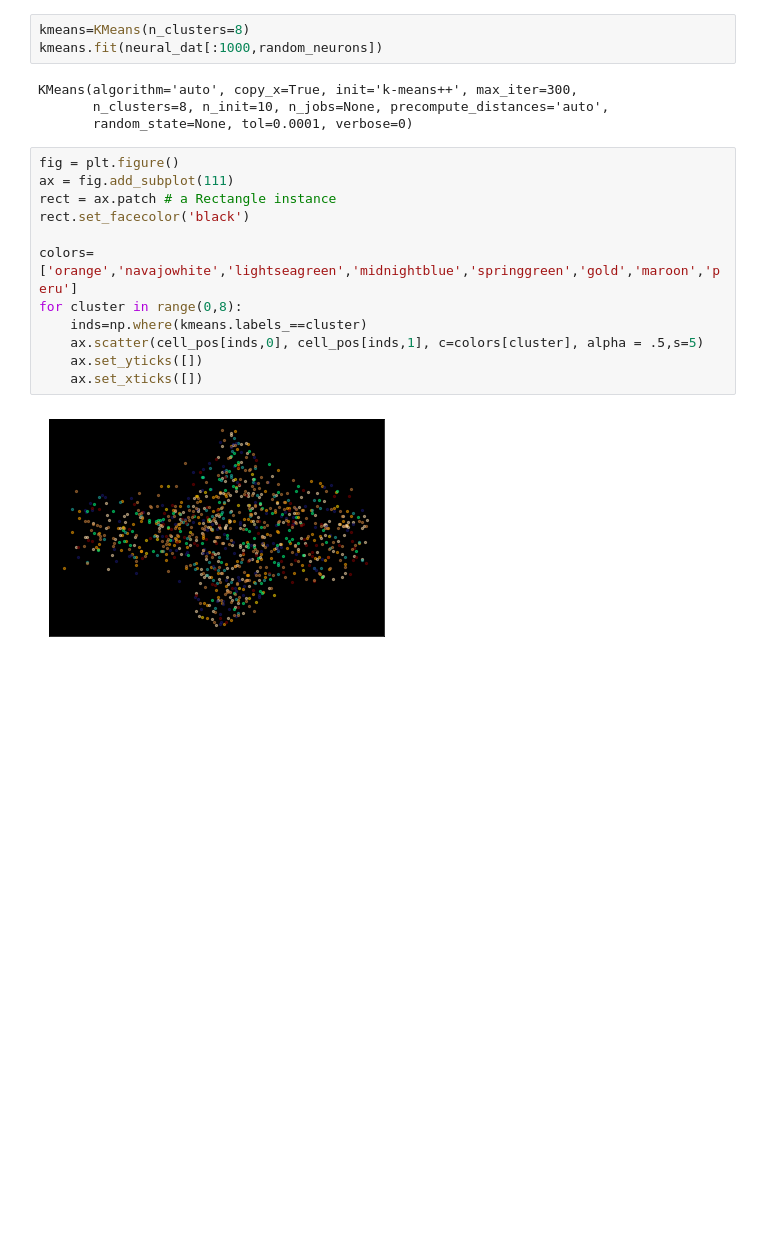
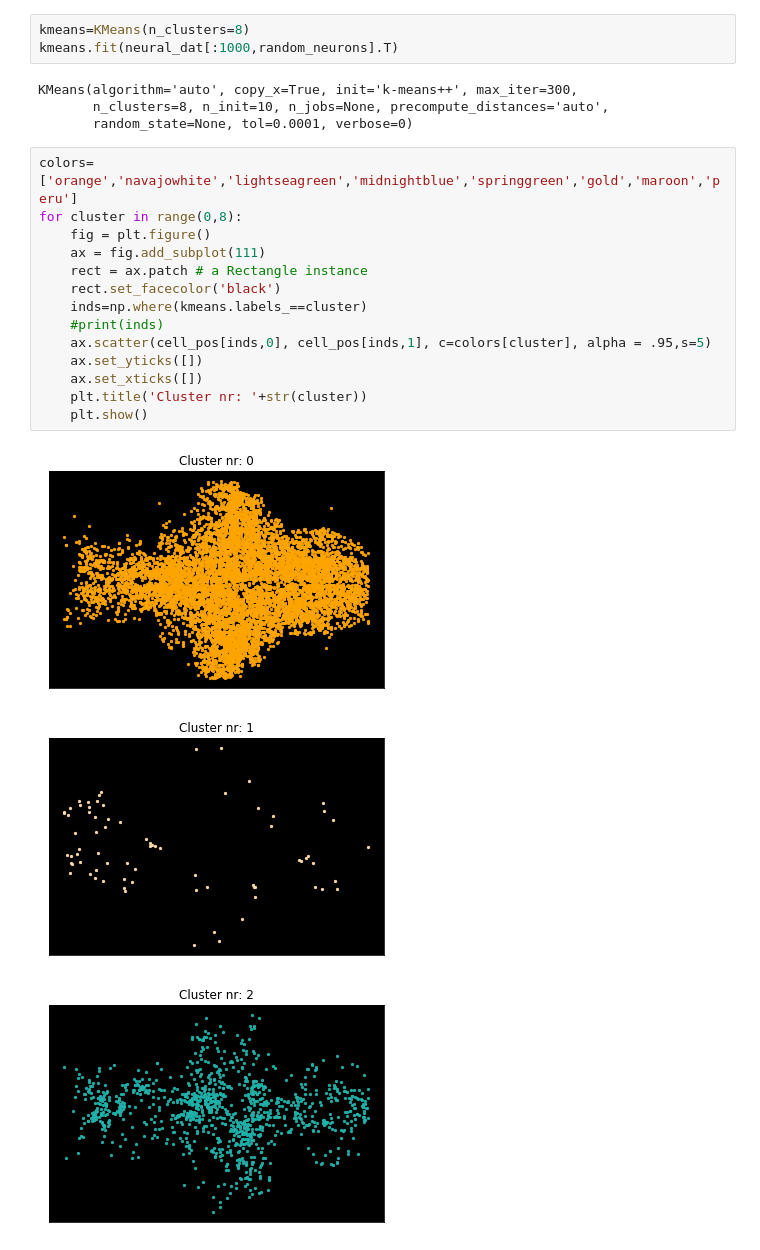
Before and after one commit to mariakesa/MatplotlibForNeuroscientists, a Jupyter notebook: ChenEtAl2018.ipynb, the cells around one changed output. Drawn from its saved outputs; the diff is of its cells as text; blank space fills up the shorter version.

```diff
--- a/ChenEtAl2018.ipynb
+++ b/ChenEtAl2018.ipynb
@@ -51,22 +51,26 @@ ax.set_xticks([])
 Let's cluster the random cells using k-means clustering.
 # %%
 kmeans=KMeans(n_clusters=8)
-kmeans.fit(neural_dat[:1000,random_neurons])
+kmeans.fit(neural_dat[:1000,random_neurons].T)
 # %% [output]
 KMeans(algorithm='auto', copy_x=True, init='k-means++', max_iter=300,
        n_clusters=8, n_init=10, n_jobs=None, precompute_distances='auto',
        random_state=None, tol=0.0001, verbose=0)
 # %%
-fig = plt.figure()
-ax = fig.add_subplot(111)
-rect = ax.patch # a Rectangle instance
-rect.set_facecolor('black')
-
 colors=['orange','navajowhite','lightseagreen','midnightblue','springgreen','gold','maroon','peru']
 for cluster in range(0,8):
+    fig = plt.figure()
+    ax = fig.add_subplot(111)
+    rect = ax.patch # a Rectangle instance
+    rect.set_facecolor('black')
     inds=np.where(kmeans.labels_==cluster)
-    ax.scatter(cell_pos[inds,0], cell_pos[inds,1], c=colors[cluster], alpha = .5,s=5)
+    #print(inds)
+    ax.scatter(cell_pos[inds,0], cell_pos[inds,1], c=colors[cluster], alpha = .95,s=5)
     ax.set_yticks([])
     ax.set_xticks([])
+    plt.title('Cluster nr: '+str(cluster))
+    plt.show()
 # %% [output]
-[figure, old version]
+[figure, new version]
+[figure, added]
+[figure, added]
```
Also changed, not shown: parts of 3 cells of this notebook.
